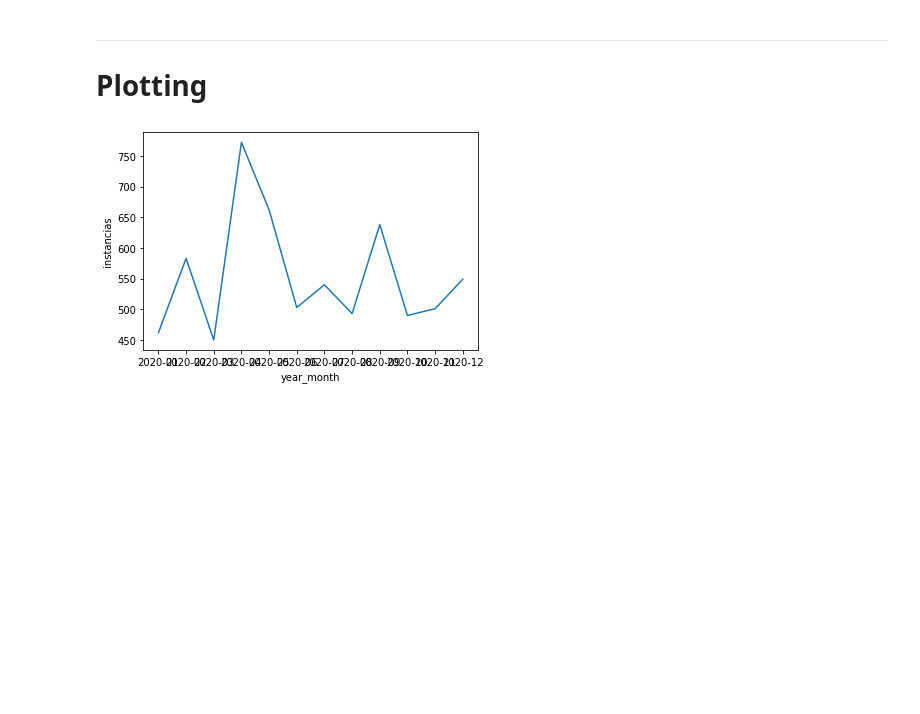
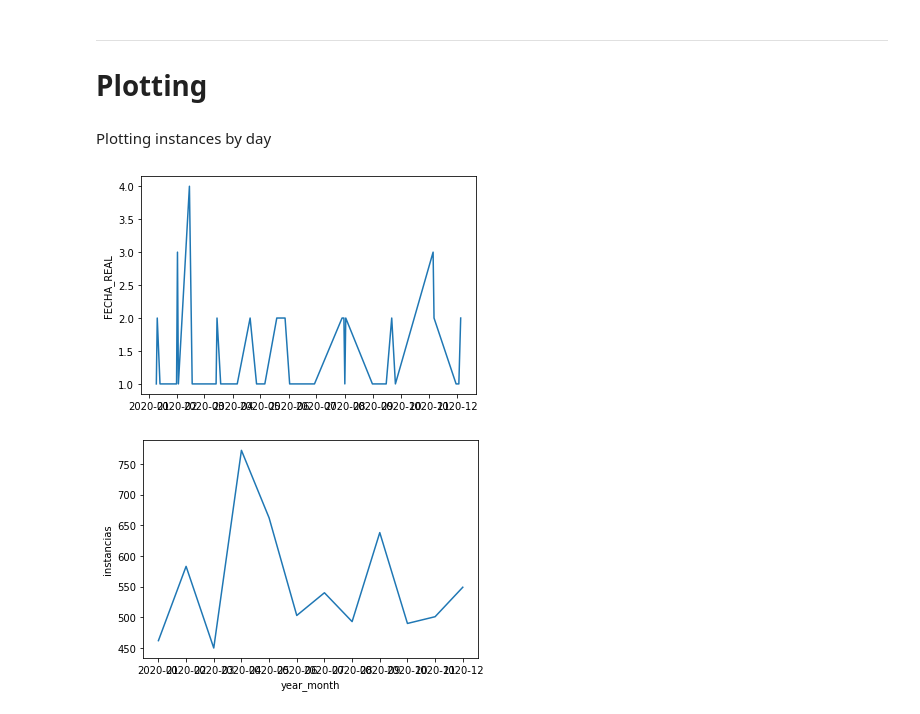
Before and after one commit to sergioCocodrilo/telmex_productividad, a Jupyter notebook: RDA-Seaborn.ipynb, the cells around one changed output. Cells and saved outputs as stored; diff of their text form; code cells hidden in the pictures; blank space fills up the shorter version.

Commit message:
added hostname eval for data directory. And added new plots for events by dates analysis.

```diff
--- a/RDA-Seaborn.ipynb
+++ b/RDA-Seaborn.ipynb
@@ -10,7 +10,16 @@ import pandas as pd
 ## Data loading
 Merge all the monthly RDA reports.
 # %%
-directory = '/home/sergio/Documents/Telmex/Productividad/Data/2020/rda/'
+# computer:
+import socket
+hostname = socket.gethostname()
+
+if hostname == 'arch':
+    directory = '/home/sergio/Documents/TELMEX/Productividad/Datos/2020/rda/'
+else:
+    directory = '/home/sergio/Documents/Telmex/Productividad/Data/2020/rda/'
+
+
 file_prefix = 'rdat_metro'
 
 df = pd.DataFrame()
@@ -91,6 +102,12 @@ import seaborn as sns
 # %%
 df = pd.DataFrame(instances_by_day)
 df = df.sort_index()
+# %% [markdown]
+Plotting instances by day
+# %%
+sns.lineplot(x =df.index, y = 'FECHA_REAL', data=df);
+# %% [output]
+[figure, added]
 # %%
 sns.lineplot(x ='year_month', y = 'instancias', data=instances_by_month);
 # %% [output]
```
Also changed, not shown: parts of 2 cells of this notebook, 1 other file.
